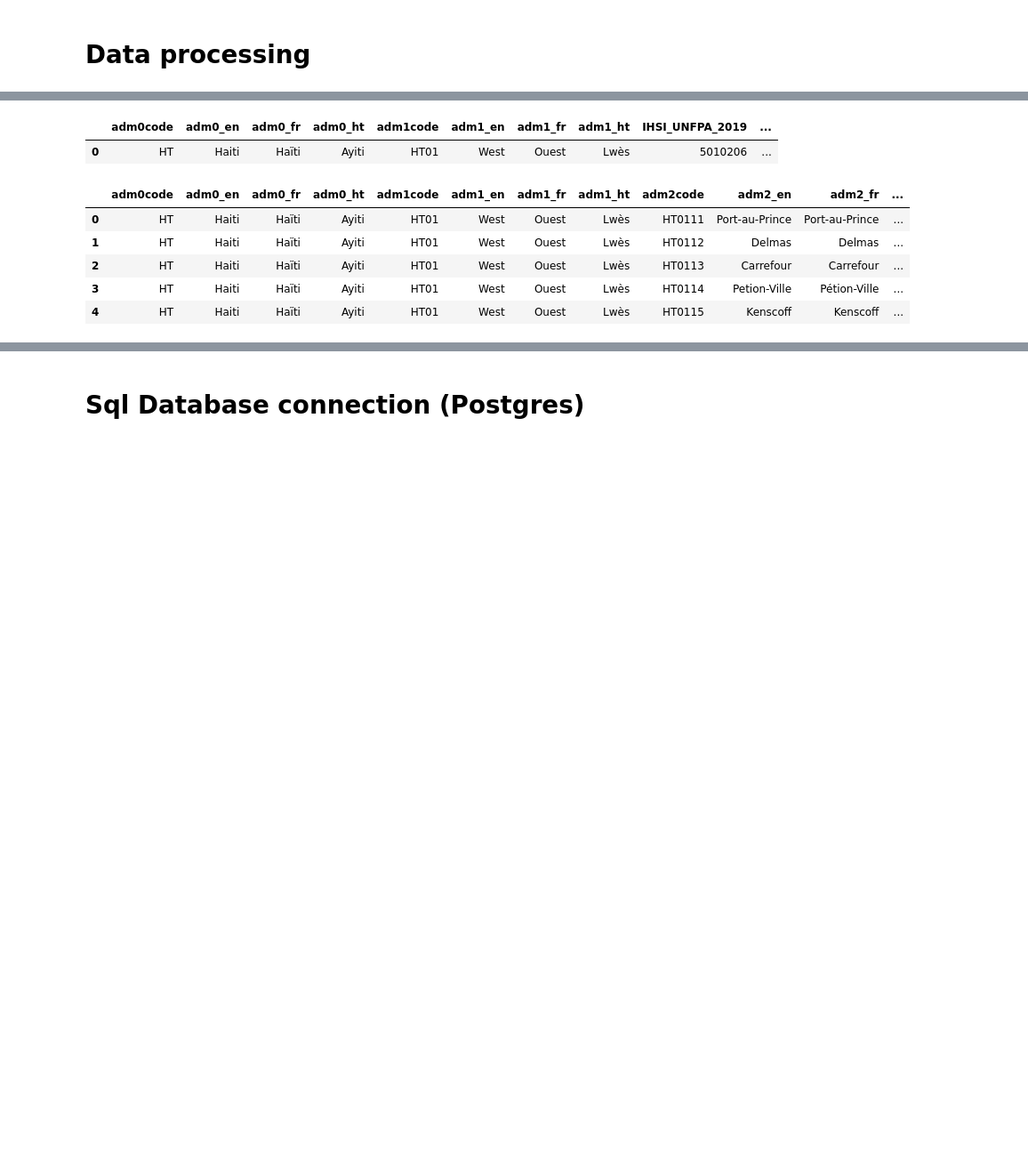
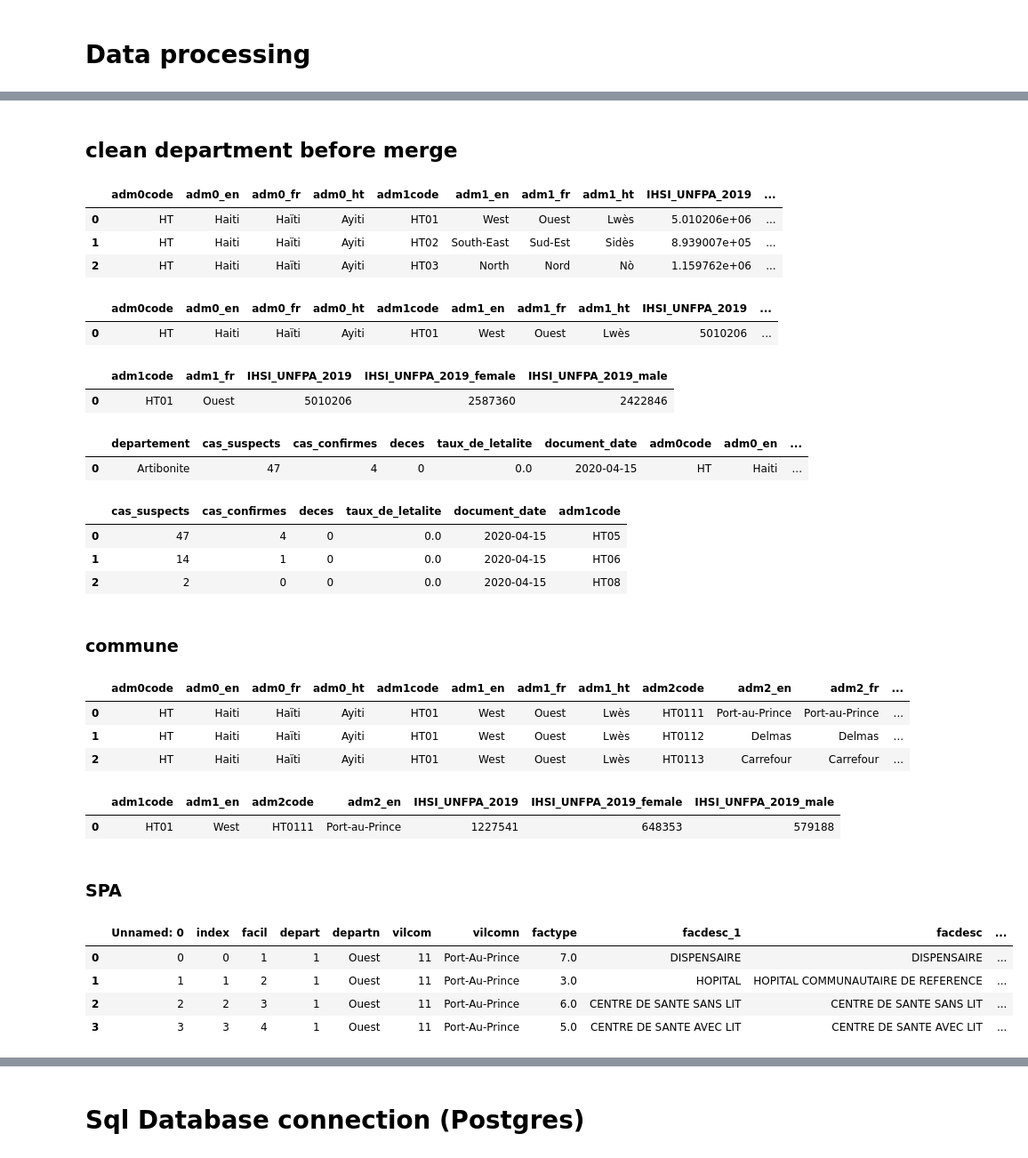
Before and after one commit to Thermoris1212/SQL-AND-POWER-BI-PROJECT, a Jupyter notebook: sql.ipynb, the cells around one changed output, grey strips where cells are left out. Shown: that part at 89% size. Saved outputs shown, nothing was run; the diff lists cells and outputs as text; code cells hidden in the pictures; blank space fills up the shorter version.

```diff
--- a/sql.ipynb
+++ b/sql.ipynb
@@ -151,3 +177,12 @@ spa.head(1)
+# %% [markdown]
+## clean department before merge
+# %%
+departement.head(3)
+# %% [output]
+|  | adm0code | adm0_en | adm0_fr | adm0_ht | adm1code | adm1_en | adm1_fr | adm1_ht | IHSI_UNFPA_2019 | ... |
+| 0 | HT | Haiti | Haïti | Ayiti | HT01 | West | Ouest | Lwès | 5.010206e+06 | ... |
+| 1 | HT | Haiti | Haïti | Ayiti | HT02 | South-East | Sud-Est | Sidès | 8.939007e+05 | ... |
+| 2 | HT | Haiti | Haïti | Ayiti | HT03 | North | Nord | Nò | 1.159762e+06 | ... |
 # %%
 #fix with the correct value the Column "IHSI_UNFPA_2019 " On Departement
 departement["IHSI_UNFPA_2019"] = (departement["IHSI_UNFPA_2019_female"])+(departement["IHSI_UNFPA_2019_male"])
@@ -159,0 +197,5 @@ departement.head(1)
+# %%
+departement.head(1)
+# %% [output]
+|  | adm1code | adm1_fr | IHSI_UNFPA_2019 | IHSI_UNFPA_2019_female | IHSI_UNFPA_2019_male |
+| 0 | HT01 | Ouest | 5010206 | 2587360 | 2422846 |
@@ -159,0 +205,6 @@ departement.head(1)
+# %%
+#verif
+covid_cases_depart.head(1)
+# %% [output]
+|  | departement | cas_suspects | cas_confirmes | deces | taux_de_letalite | document_date | adm0code | adm0_en | ... |
+| 0 | Artibonite | 47 | 4 | 0 | 0.0 | 2020-04-15 | HT | Haiti | ... |
@@ -160,11 +213,18 @@ departement.head(1)
+# %%
+covid_cases_depart.head(3)
+# %% [output]
+|  | cas_suspects | cas_confirmes | deces | taux_de_letalite | document_date | adm1code |
+| 0 | 47 | 4 | 0 | 0.0 | 2020-04-15 | HT05 |
+| 1 | 14 | 1 | 0 | 0.0 | 2020-04-15 | HT06 |
+| 2 | 2 | 0 | 0 | 0.0 | 2020-04-15 | HT08 |
+# %% [markdown]
+### commune
+# %%
+commune.head(3)
+# %% [output]
+|  | adm0code | adm0_en | adm0_fr | adm0_ht | adm1code | adm1_en | adm1_fr | adm1_ht | adm2code | adm2_en | adm2_fr | ... |
+| 0 | HT | Haiti | Haïti | Ayiti | HT01 | West | Ouest | Lwès | HT0111 | Port-au-Prince | Port-au-Prince | ... |
+| 1 | HT | Haiti | Haïti | Ayiti | HT01 | West | Ouest | Lwès | HT0112 | Delmas | Delmas | ... |
+| 2 | HT | Haiti | Haïti | Ayiti | HT01 | West | Ouest | Lwès | HT0113 | Carrefour | Carrefour | ... |
 # %%
 commune["IHSI_UNFPA_2019"] = (commune["IHSI_UNFPA_2019_female"])+(commune["IHSI_UNFPA_2019_male"])
-# %%
-commune.head(5)
-# %% [output]
-|  | adm0code | adm0_en | adm0_fr | adm0_ht | adm1code | adm1_en | adm1_fr | adm1_ht | adm2code | adm2_en | adm2_fr | ... |
-| 0 | HT | Haiti | Haïti | Ayiti | HT01 | West | Ouest | Lwès | HT0111 | Port-au-Prince | Port-au-Prince | ... |
-| 1 | HT | Haiti | Haïti | Ayiti | HT01 | West | Ouest | Lwès | HT0112 | Delmas | Delmas | ... |
-| 2 | HT | Haiti | Haïti | Ayiti | HT01 | West | Ouest | Lwès | HT0113 | Carrefour | Carrefour | ... |
-| 3 | HT | Haiti | Haïti | Ayiti | HT01 | West | Ouest | Lwès | HT0114 | Petion-Ville | Pétion-Ville | ... |
-| 4 | HT | Haiti | Haïti | Ayiti | HT01 | West | Ouest | Lwès | HT0115 | Kenscoff | Kenscoff | ... |
@@ -170,0 +233,16 @@ commune.head(5)
+# %%
+#verif
+commune.head(1)
+# %% [output]
+|  | adm1code | adm1_en | adm2code | adm2_en | IHSI_UNFPA_2019 | IHSI_UNFPA_2019_female | IHSI_UNFPA_2019_male |
+| 0 | HT01 | West | HT0111 | Port-au-Prince | 1227541 | 648353 | 579188 |
+# %% [markdown]
+### SPA
+# %%
+spa.head(4)
+# %% [output]
+|  | Unnamed: 0 | index | facil | depart | departn | vilcom | vilcomn | factype | facdesc_1 | facdesc | ... |
+| 0 | 0 | 0 | 1 | 1 | Ouest | 11 | Port-Au-Prince | 7.0 | DISPENSAIRE | DISPENSAIRE | ... |
+| 1 | 1 | 1 | 2 | 1 | Ouest | 11 | Port-Au-Prince | 3.0 | HOPITAL | HOPITAL COMMUNAUTAIRE DE REFERENCE | ... |
+| 2 | 2 | 2 | 3 | 1 | Ouest | 11 | Port-Au-Prince | 6.0 | CENTRE DE SANTE SANS LIT | CENTRE DE SANTE SANS LIT | ... |
+| 3 | 3 | 3 | 4 | 1 | Ouest | 11 | Port-Au-Prince | 5.0 | CENTRE DE SANTE AVEC LIT | CENTRE DE SANTE AVEC LIT | ... |
```
Also changed, not shown: parts of 31 cells of this notebook.
